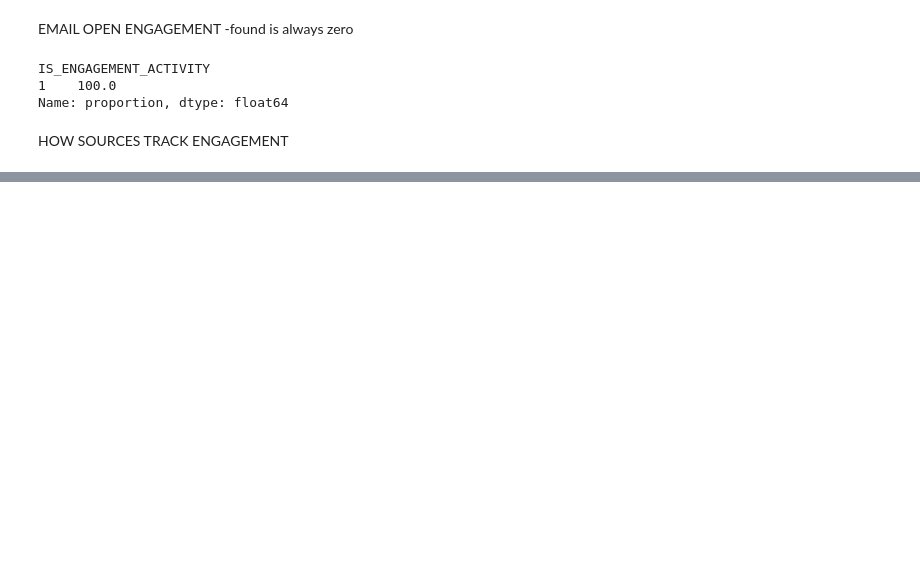
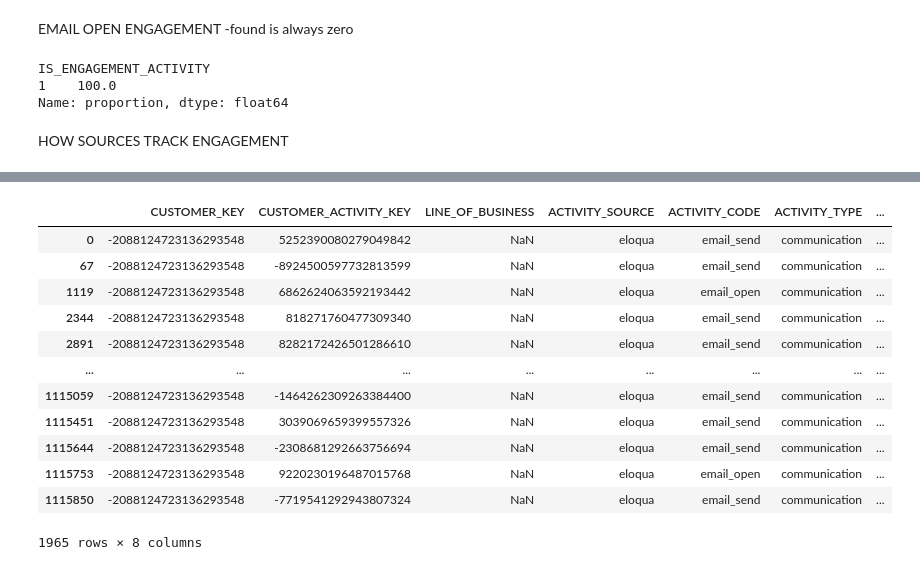
Before and after one commit to ddchamber/Seahawks, a Jupyter notebook: Data_Overview.ipynb, the cells around one changed output, grey strips where cells are left out. Cells and saved outputs as stored; diff of their text form; code cells hidden in the pictures; blank space fills up the shorter version.

```diff
--- a/Data_Overview.ipynb
+++ b/Data_Overview.ipynb
@@ -210,0 +573,17 @@ stnl_one_zero_at
+# %%
+bp_member1 = bp[bp["CUSTOMER_KEY"] == -2088124723136293548]
+bp_member1
+# %% [output]
+|  | CUSTOMER_KEY | CUSTOMER_ACTIVITY_KEY | LINE_OF_BUSINESS | ACTIVITY_SOURCE | ACTIVITY_CODE | ACTIVITY_TYPE | ... |
+| 0 | -2088124723136293548 | 5252390080279049842 | NaN | eloqua | email_send | communication | ... |
+| 67 | -2088124723136293548 | -8924500597732813599 | NaN | eloqua | email_send | communication | ... |
+| 1119 | -2088124723136293548 | 6862624063592193442 | NaN | eloqua | email_open | communication | ... |
+| 2344 | -2088124723136293548 | 818271760477309340 | NaN | eloqua | email_send | communication | ... |
+| 2891 | -2088124723136293548 | 8282172426501286610 | NaN | eloqua | email_send | communication | ... |
+| ... | ... | ... | ... | ... | ... | ... | ... |
+| 1115059 | -2088124723136293548 | -1464262309263384400 | NaN | eloqua | email_send | communication | ... |
+| 1115451 | -2088124723136293548 | 3039069659399557326 | NaN | eloqua | email_send | communication | ... |
+| 1115644 | -2088124723136293548 | -2308681292663756694 | NaN | eloqua | email_send | communication | ... |
+| 1115753 | -2088124723136293548 | 9220230196487015768 | NaN | eloqua | email_open | communication | ... |
+| 1115850 | -2088124723136293548 | -7719541292943807324 | NaN | eloqua | email_send | communication | ... |
+1965 rows × 8 columns
```
Also changed, not shown: parts of 21 cells of this notebook.
